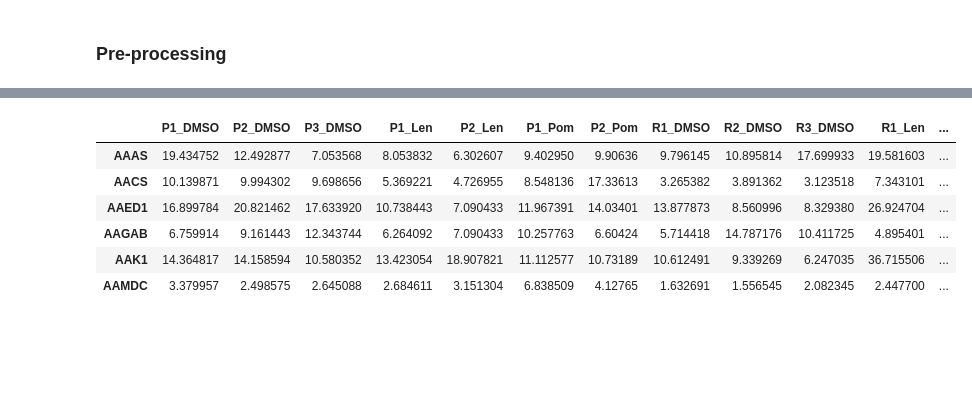
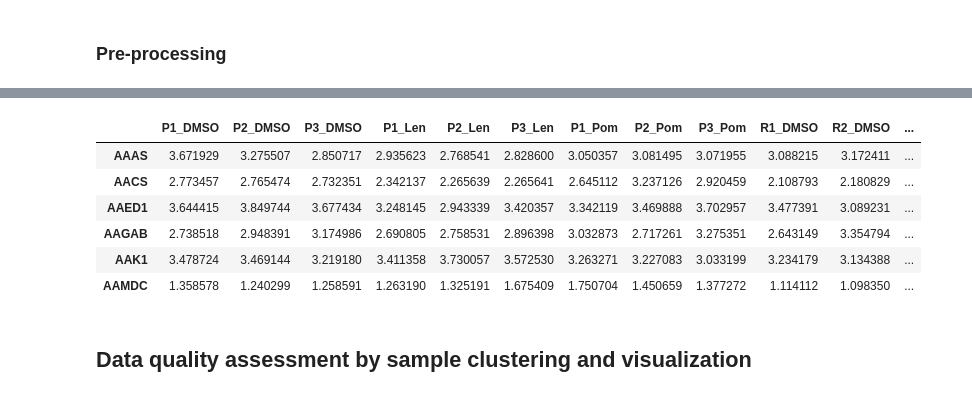
Before and after one commit to ajitjohnson/Jupyter-Notebooks, a Jupyter notebook: Mechanism of resistance to Lenalidomide in Lymphoma.ipynb, the cells around one changed output, grey strips where cells are left out. Saved outputs shown, nothing was run; the diff lists cells and outputs as text; code cells hidden in the pictures; blank space fills up the shorter version.

```diff
--- a/Mechanism of resistance to Lenalidomide in Lymphoma.ipynb
+++ b/Mechanism of resistance to Lenalidomide in Lymphoma.ipynb
@@ -22,8 +22,8 @@ setwd ("Z:/Ajit/wenchao data")
 # %% [markdown]
 ## Import data
 # %%
-data <- read.table("RawData_modified.txt", header=T, sep="\t")
-pdata <- read.table("pdata_modified.txt", header=T, sep="\t")
+data <- read.table("RawData.txt", header=T, sep="\t")
+pdata <- read.table("pdata.txt", header=T, sep="\t")
 # %% [markdown]
 ### Pre-processing
 # %%
@@ -60,7 +60,7 @@ SHA-1 hash of file is a0c6a4622daa5b3775f335059a29d6224d9f4032
 #v <- voom(data_merged, design, lib.size=colSums(data_merged)*nf, normalize.method="quantile", plot=TRUE)
 
 # Normalise data using DE-Seq
-dds <- DESeqDataSetFromMatrix(countData = data_merged, colData = pdata, design = ~ Treatment)
+dds <- DESeqDataSetFromMatrix(countData = data_merged, colData = pdata, design = ~ Treatment + Resistance)
 dds <- DESeq(dds)
 plotDispEsts(dds)
 
@@ -87,15 +90,21 @@ fitting model and testing
+# %%
+# Normalize the data by rlog method for other analysis
+rld <- rlog(dds, blind=FALSE)
 # %%
 # Extract the normalised data from the deseq file
-n_data <- data.frame(counts(dds, normalized=TRUE))
+#n_data <- data.frame(counts(dds, normalized=TRUE))
+n_data <- data.frame(assay(rld))
 head(n_data)
 # %% [output]
-|  | P1_DMSO | P2_DMSO | P3_DMSO | P1_Len | P2_Len | P1_Pom | P2_Pom | R1_DMSO | R2_DMSO | R3_DMSO | R1_Len | ... |
-| AAAS | 19.434752 | 12.492877 | 7.053568 | 8.053832 | 6.302607 | 9.402950 | 9.90636 | 9.796145 | 10.895814 | 17.699933 | 19.581603 | ... |
-| AACS | 10.139871 | 9.994302 | 9.698656 | 5.369221 | 4.726955 | 8.548136 | 17.33613 | 3.265382 | 3.891362 | 3.123518 | 7.343101 | ... |
-| AAED1 | 16.899784 | 20.821462 | 17.633920 | 10.738443 | 7.090433 | 11.967391 | 14.03401 | 13.877873 | 8.560996 | 8.329380 | 26.924704 | ... |
-| AAGAB | 6.759914 | 9.161443 | 12.343744 | 6.264092 | 7.090433 | 10.257763 | 6.60424 | 5.714418 | 14.787176 | 10.411725 | 4.895401 | ... |
-| AAK1 | 14.364817 | 14.158594 | 10.580352 | 13.423054 | 18.907821 | 11.112577 | 10.73189 | 10.612491 | 9.339269 | 6.247035 | 36.715506 | ... |
-| AAMDC | 3.379957 | 2.498575 | 2.645088 | 2.684611 | 3.151304 | 6.838509 | 4.12765 | 1.632691 | 1.556545 | 2.082345 | 2.447700 | ... |
+|  | P1_DMSO | P2_DMSO | P3_DMSO | P1_Len | P2_Len | P3_Len | P1_Pom | P2_Pom | P3_Pom | R1_DMSO | R2_DMSO | ... |
+| AAAS | 3.671929 | 3.275507 | 2.850717 | 2.935623 | 2.768541 | 2.828600 | 3.050357 | 3.081495 | 3.071955 | 3.088215 | 3.172411 | ... |
+| AACS | 2.773457 | 2.765474 | 2.732351 | 2.342137 | 2.265639 | 2.265641 | 2.645112 | 3.237126 | 2.920459 | 2.108793 | 2.180829 | ... |
+| AAED1 | 3.644415 | 3.849744 | 3.677434 | 3.248145 | 2.943339 | 3.420357 | 3.342119 | 3.469888 | 3.702957 | 3.477391 | 3.089231 | ... |
+| AAGAB | 2.738518 | 2.948391 | 3.174986 | 2.690805 | 2.758531 | 2.896398 | 3.032873 | 2.717261 | 3.275351 | 2.643149 | 3.354794 | ... |
+| AAK1 | 3.478724 | 3.469144 | 3.219180 | 3.411358 | 3.730057 | 3.572530 | 3.263271 | 3.227083 | 3.033199 | 3.234179 | 3.134388 | ... |
+| AAMDC | 1.358578 | 1.240299 | 1.258591 | 1.263190 | 1.325191 | 1.675409 | 1.750704 | 1.450659 | 1.377272 | 1.114112 | 1.098350 | ... |
+# %% [markdown]
+## Data quality assessment by sample clustering and visualization
 # %%
 # Vizulaize expression profile before and after normalization
 library(cowplot)
```
Also changed, not shown: parts of 12 cells of this notebook.
